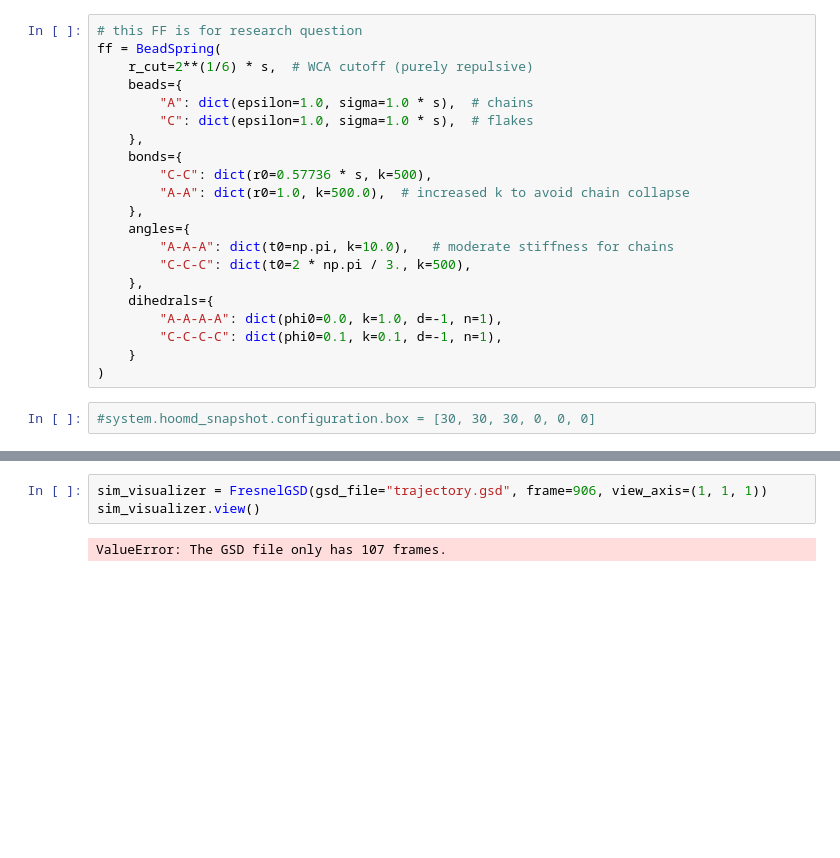
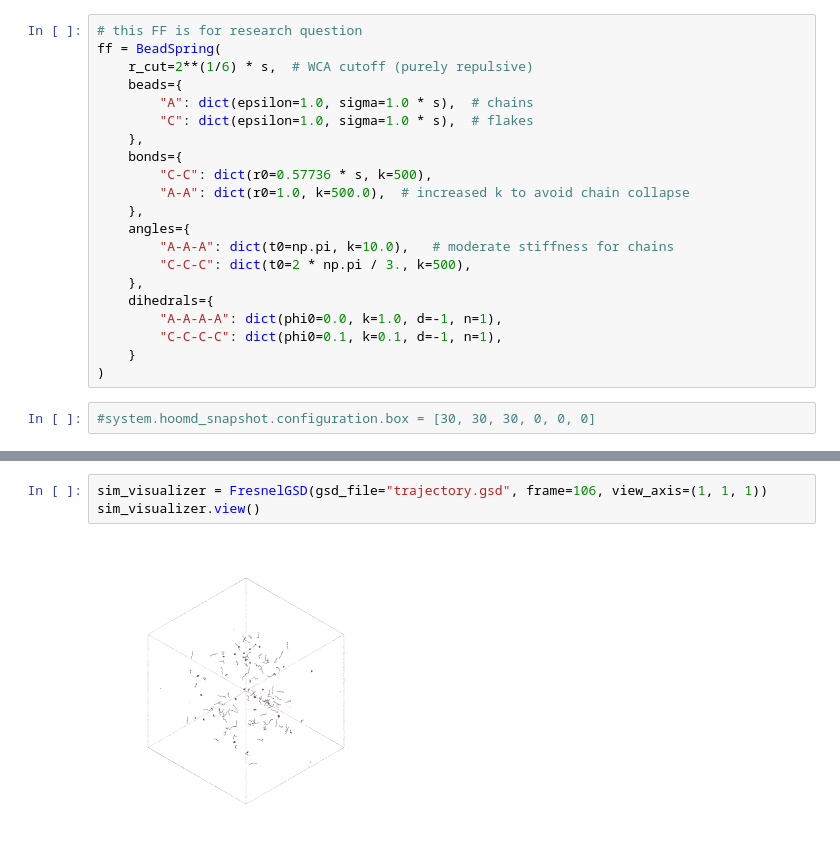
Before and after one commit to eridanirojas/mxene, a Jupyter notebook: example/ej_flakes.ipynb, the cells around one changed output, grey strips where cells are left out. Cells and saved outputs as stored; diff of their text form; blank space fills up the shorter version.

```diff
--- a/example/ej_flakes.ipynb
+++ b/example/ej_flakes.ipynb
@@ -138,5 +138,5 @@ sim_visualizer.view()
 # %%
-sim_visualizer = FresnelGSD(gsd_file="trajectory.gsd", frame=906, view_axis=(1, 1, 1))
+sim_visualizer = FresnelGSD(gsd_file="trajectory.gsd", frame=106, view_axis=(1, 1, 1))
 sim_visualizer.view()
 # %% [output]
-ValueError: The GSD file only has 107 frames.
+[figure, added]
```
Also changed, not shown: parts of 6 cells of this notebook.
